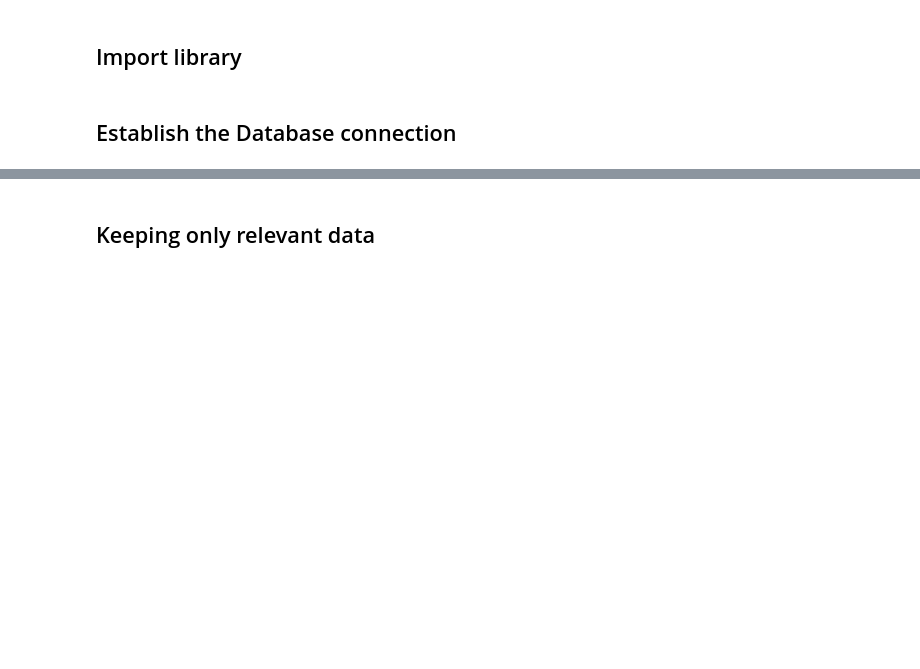
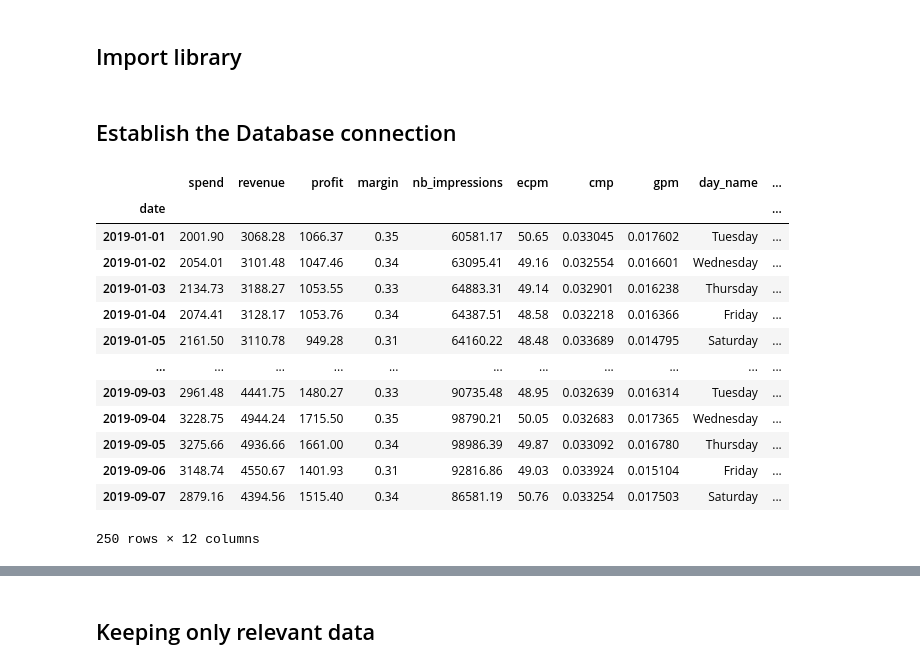
Before and after one commit to Wysnard/data-madbox, a Jupyter notebook: prediction/prediction.ipynb, the cells around one changed output, grey strips where cells are left out. Drawn from its saved outputs; the diff is of its cells as text; code cells hidden in the pictures; blank space fills up the shorter version.

```diff
--- a/prediction/prediction.ipynb
+++ b/prediction/prediction.ipynb
@@ -23,9 +23,6 @@ import time
 # %% [markdown]
  ## Establish the Database connection
 # %%
-# wait for the databases and injector to be ready
-time.sleep(120)
-
 env_var = 'MY_SQL_IP'
 database = "localhost" if env_var not in os.environ else os.environ['MY_SQL_IP']
 db_connection_str = f"mysql+pymysql://vlay:123@{database}:3306/madbox"
@@ -33,31 +30,46 @@ db_connection_str = f"mysql+pymysql://vlay:123@{database}:3306/madbox"
 # Retry to connect until we connect to the database
 for i in range(20):
     try:
         db_connection = create_engine(db_connection_str)
 
         # Retrieve data from a select *
         sql_str = """
         SELECT * FROM madbox_api
         """
 
         # Put the data into a dataframe
         df = pd.read_sql(sql_str, db_connection)\
             .reset_index()\
             .assign(
             cmp=lambda x: x['spend'] / x['nb_impressions'],
             gpm=lambda x: x['profit'] / x['nb_impressions'],
             day_name=lambda x: x['date'].dt.weekday_name,
         )\
             .set_index(['date'])\
             .drop(['index'], axis='columns')
     except Exception as e:
         time.sleep(5)
         print(e)
 
 df.assign(
     # recomputation of the metrics to understand how it works
     profit_calculated=lambda x: x['revenue'] - x['spend'],
     margin_calculated=lambda x: x['profit'] / x['revenue'],
     ecpm_calculated=lambda x: x['revenue'] / x['nb_impressions'] * 1000,
 )
+# %% [output]
+|  | spend | revenue | profit | margin | nb_impressions | ecpm | cmp | gpm | day_name | ... |
+| date |  |  |  |  |  |  |  |  |  | ... |
+| 2019-01-01 | 2001.90 | 3068.28 | 1066.37 | 0.35 | 60581.17 | 50.65 | 0.033045 | 0.017602 | Tuesday | ... |
+| 2019-01-02 | 2054.01 | 3101.48 | 1047.46 | 0.34 | 63095.41 | 49.16 | 0.032554 | 0.016601 | Wednesday | ... |
+| 2019-01-03 | 2134.73 | 3188.27 | 1053.55 | 0.33 | 64883.31 | 49.14 | 0.032901 | 0.016238 | Thursday | ... |
+| 2019-01-04 | 2074.41 | 3128.17 | 1053.76 | 0.34 | 64387.51 | 48.58 | 0.032218 | 0.016366 | Friday | ... |
+| 2019-01-05 | 2161.50 | 3110.78 | 949.28 | 0.31 | 64160.22 | 48.48 | 0.033689 | 0.014795 | Saturday | ... |
+| ... | ... | ... | ... | ... | ... | ... | ... | ... | ... | ... |
+| 2019-09-03 | 2961.48 | 4441.75 | 1480.27 | 0.33 | 90735.48 | 48.95 | 0.032639 | 0.016314 | Tuesday | ... |
+| 2019-09-04 | 3228.75 | 4944.24 | 1715.50 | 0.35 | 98790.21 | 50.05 | 0.032683 | 0.017365 | Wednesday | ... |
+| 2019-09-05 | 3275.66 | 4936.66 | 1661.00 | 0.34 | 98986.39 | 49.87 | 0.033092 | 0.016780 | Thursday | ... |
+| 2019-09-06 | 3148.74 | 4550.67 | 1401.93 | 0.31 | 92816.86 | 49.03 | 0.033924 | 0.015104 | Friday | ... |
+| 2019-09-07 | 2879.16 | 4394.56 | 1515.40 | 0.34 | 86581.19 | 50.76 | 0.033254 | 0.017503 | Saturday | ... |
+250 rows × 12 columns
 # %%
```
Also changed, not shown: parts of 11 cells of this notebook, 5 other files.
